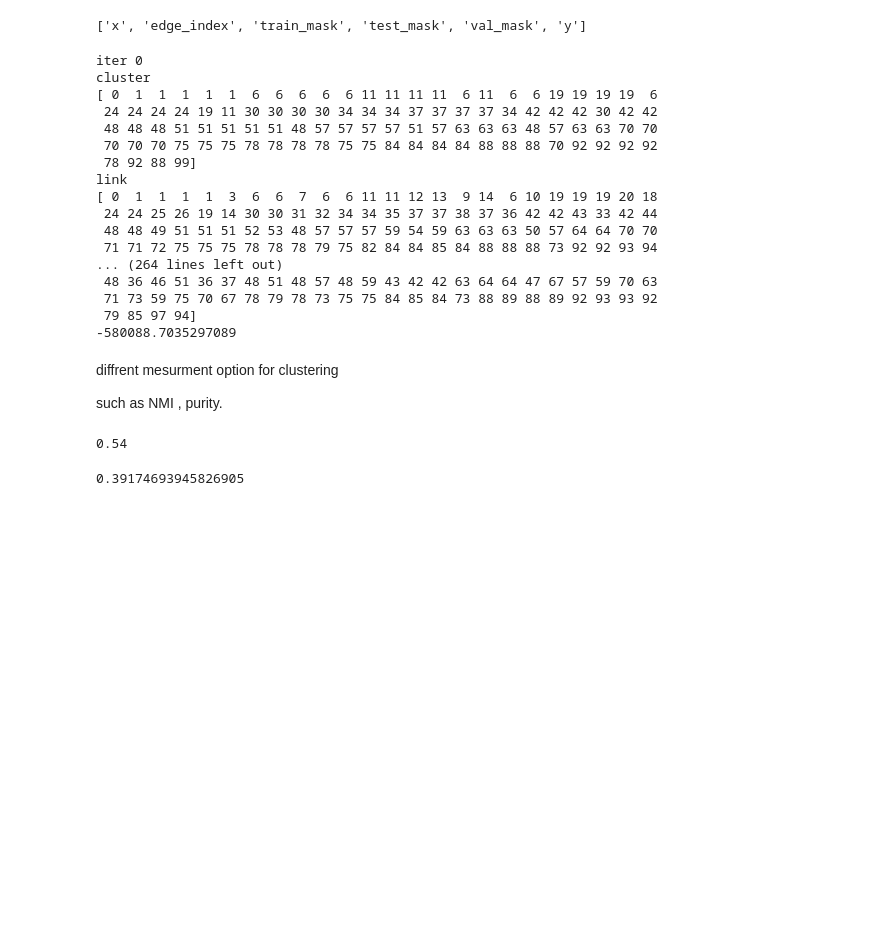
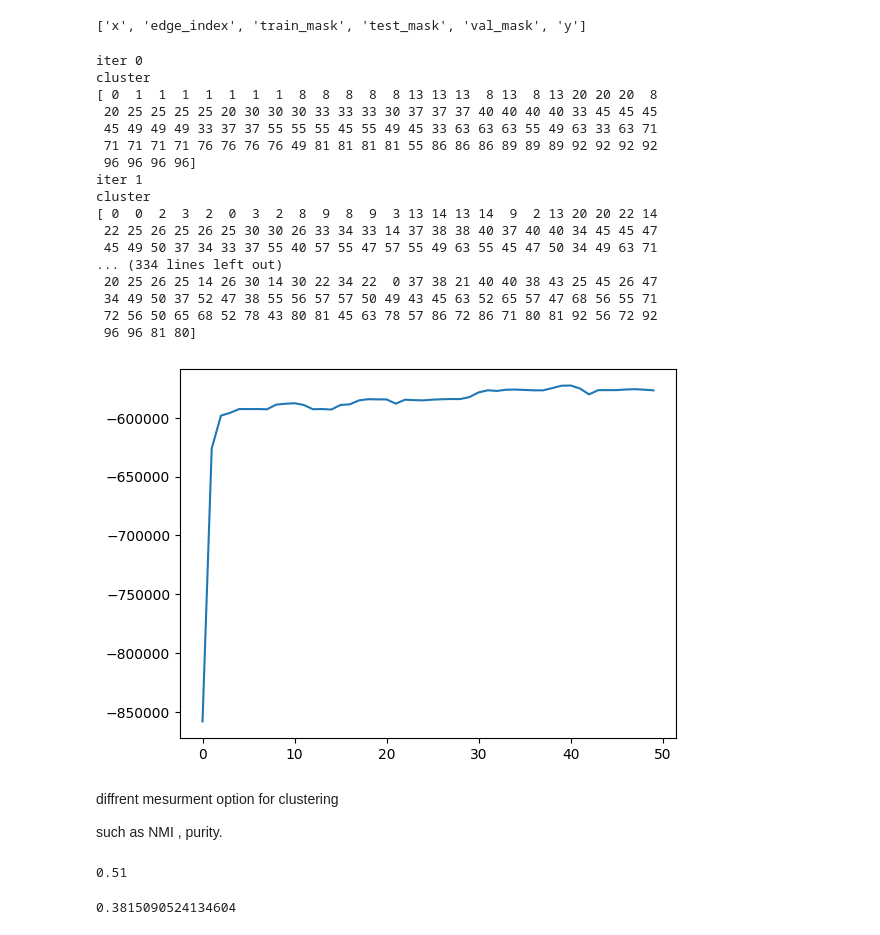
Before and after one commit to zahraDehghanian97/ddcrp_Cora, a Jupyter notebook: ddcrp.ipynb, the cells around one changed output. Saved outputs shown, nothing was run; the diff lists cells and outputs as text; code cells hidden in the pictures; blank space fills up the shorter version.

Commit message:
add plot lhood

```diff
--- a/ddcrp.ipynb
+++ b/ddcrp.ipynb
@@ -95,6 +95,7 @@ def get_linked(i,link):
     return c
 
 def ddcrp_infer(obs,lhood_fn,distance,delay,n_iter,alpha = 0.2):
+    liklihoods = []
     n = len(obs)
     cluster = np.array([0]*n)
     link = np.array([0]*n)
@@ -167,14 +168,14 @@ def ddcrp_infer(obs,lhood_fn,distance,delay,n_iter,alpha = 0.2):
 
         print("cluster")
         print(cluster)
-        print("link")
-        print(link)
-        print(obs_lhood)
+        # print("link")
+        # print(link)
+        liklihoods.append(obs_lhood)
 
-    return cluster,link,obs_lhood
+    return cluster,link,liklihoods
 # %%
 
-n_iter =20 #200
+n_iter =50 #200
 alpha = 0.0000000000000001  #0.2
 
 distance = linear_distance
@@ -182,21 +183,27 @@ cluster,link,lhood = ddcrp_infer(x,lhood_fn,distance,delay,n_iter,alpha)
 # %% [output]
 iter 0
 cluster
-[ 0  1  1  1  1  1  6  6  6  6  6 11 11 11 11  6 11  6  6 19 19 19 19  6
- 24 24 24 24 19 11 30 30 30 30 34 34 34 37 37 37 37 34 42 42 42 30 42 42
- 48 48 48 51 51 51 51 51 48 57 57 57 57 51 57 63 63 63 48 57 63 63 70 70
- 70 70 70 75 75 75 78 78 78 78 75 75 84 84 84 84 88 88 88 70 92 92 92 92
- 78 92 88 99]
-link
-[ 0  1  1  1  1  3  6  6  7  6  6 11 11 12 13  9 14  6 10 19 19 19 20 18
- 24 24 25 26 19 14 30 30 31 32 34 34 35 37 37 38 37 36 42 42 43 33 42 44
- 48 48 49 51 51 51 52 53 48 57 57 57 59 54 59 63 63 63 50 57 64 64 70 70
- 71 71 72 75 75 75 78 78 78 79 75 82 84 84 85 84 88 88 88 73 92 92 93 94
-... (264 lines left out)
- 48 36 46 51 36 37 48 51 48 57 48 59 43 42 42 63 64 64 47 67 57 59 70 63
- 71 73 59 75 70 67 78 79 78 73 75 75 84 85 84 73 88 89 88 89 92 93 93 92
- 79 85 97 94]
--580088.7035297089
+[ 0  1  1  1  1  1  1  1  8  8  8  8  8 13 13 13  8 13  8 13 20 20 20  8
+ 20 25 25 25 25 20 30 30 30 33 33 33 30 37 37 37 40 40 40 40 33 45 45 45
+ 45 49 49 49 33 37 37 55 55 55 45 55 49 45 33 63 63 63 55 49 63 33 63 71
+ 71 71 71 71 76 76 76 76 49 81 81 81 81 55 86 86 86 89 89 89 92 92 92 92
+ 96 96 96 96]
+iter 1
+cluster
+[ 0  0  2  3  2  0  3  2  8  9  8  9  3 13 14 13 14  9  2 13 20 20 22 14
+ 22 25 26 25 26 25 30 30 26 33 34 33 14 37 38 38 40 37 40 40 34 45 45 47
+ 45 49 50 37 34 33 37 55 40 57 55 47 57 55 49 63 55 45 47 50 34 49 63 71
+... (334 lines left out)
+ 20 25 26 25 14 26 30 14 30 22 34 22  0 37 38 21 40 40 38 43 25 45 26 47
+ 34 49 50 37 52 47 38 55 56 57 57 50 49 43 45 63 52 65 57 47 68 56 55 71
+ 72 56 50 65 68 52 78 43 80 81 45 63 78 57 86 72 86 71 80 81 92 56 72 92
+ 96 96 81 80]
+# %%
+import matplotlib.pyplot as plt
+plt.plot(lhood)
+plt.show()
+# %% [output]
+[figure, added]
 # %% [markdown]
 diffrent mesurment option for clustering
 
@@ -222,9 +229,9 @@ def purity_score(y_true, y_pred):
 
 print(purity_score(y, np.array(cluster)))
 # %% [output]
-0.54
+0.51
 # %%
 from sklearn.metrics import normalized_mutual_info_score
 print(normalized_mutual_info_score(y,cluster))
 # %% [output]
-0.39174693945826905
+0.3815090524134604
```
